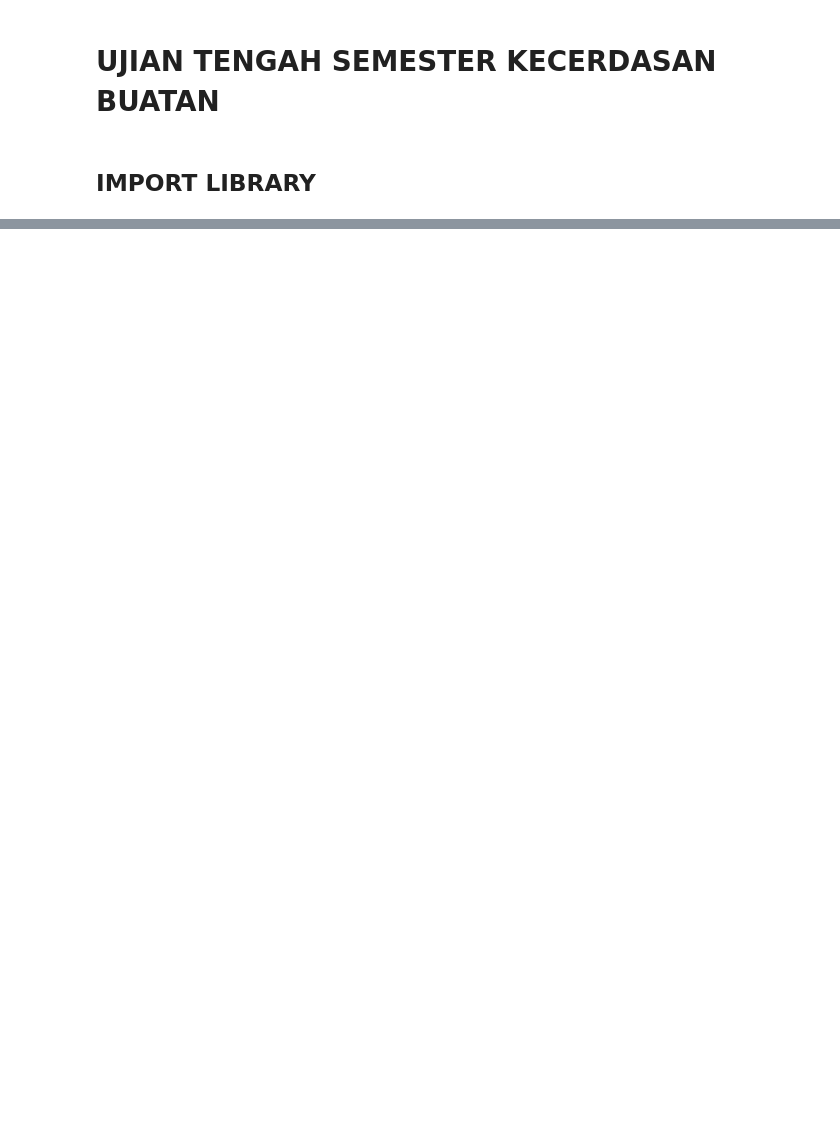
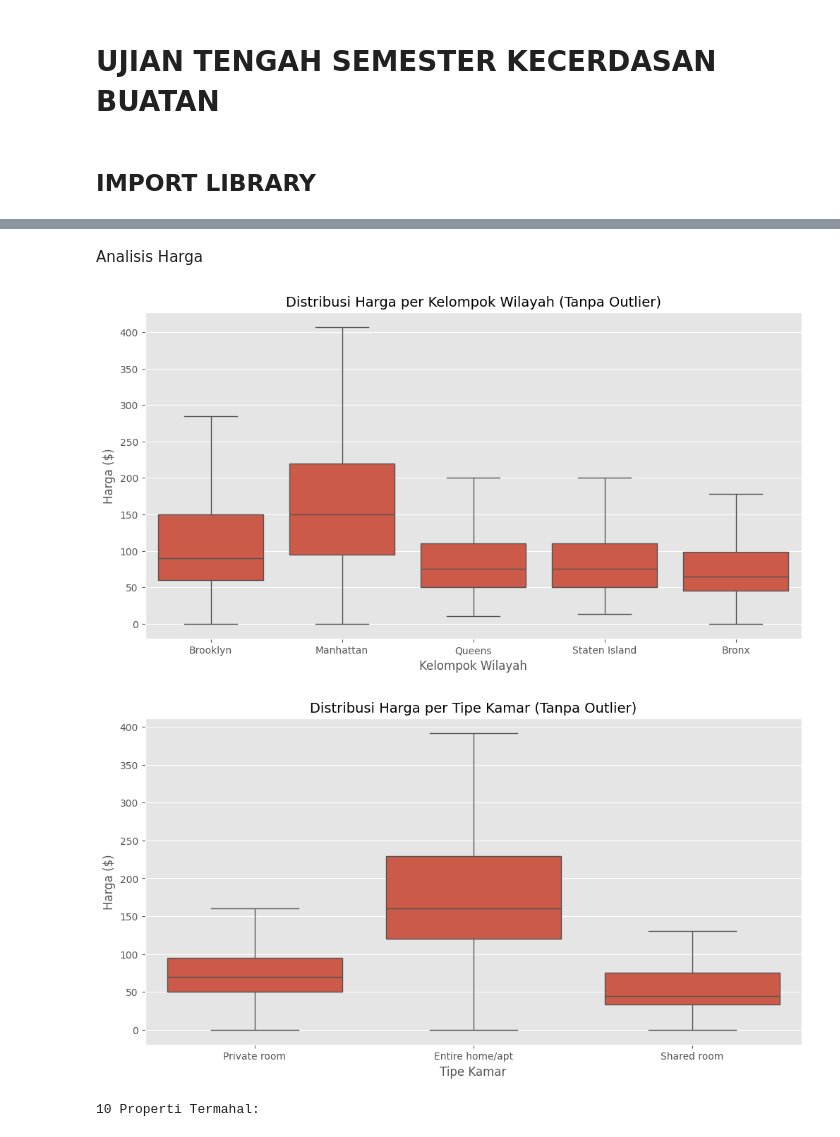
Before and after one commit to Radityaz/2025_AI_TI1B, a Jupyter notebook: RikoAdityaZaki_AI_UTS.ipynb, the cells around one changed output, grey strips where cells are left out. Drawn from its saved outputs; the diff is of its cells as text; code cells hidden in the pictures; blank space fills up the shorter version.

```diff
--- a/RikoAdityaZaki_AI_UTS.ipynb
+++ b/RikoAdityaZaki_AI_UTS.ipynb
@@ -103,16 +26,0 @@ Data Manipulating airbnb.csv
-# %%
-# 4. Data Manipulation
-print("\n=== Data Manipulation ===")
-# Add a new column for price per night (just an example, same as price here)
-df['price_per_night'] = df['price'] / df['minimum_nights']
-print("\nDataFrame with new column:")
-print(df[['name', 'price', 'minimum_nights', 'price_per_night']].head())
-
-# Pivot table - average price by room type and neighborhood group
-pivot_table = pd.pivot_table(df,
-                            values='price',
-                            index='neighbourhood_group',
-                            columns='room_type',
-                            aggfunc='mean')
-print("\nPivot Table:")
-print(pivot_table)
@@ -136,0 +240,26 @@ Staten Island             173.846591     62.292553    57.444444
+# %% [markdown]
+Analisis Harga
+# %%
+plt.figure(figsize=(12, 6))
+sns.boxplot(data=df, x='neighbourhood_group', y='price', showfliers=False)
+plt.title('Distribusi Harga per Kelompok Wilayah (Tanpa Outlier)', fontsize=14)
+plt.xlabel('Kelompok Wilayah', fontsize=12)
+plt.ylabel('Harga ($)', fontsize=12)
+plt.show()
+
+# %%
+# Harga berdasarkan room_type
+plt.figure(figsize=(12, 6))
+sns.boxplot(data=df, x='room_type', y='price', showfliers=False)
+plt.title('Distribusi Harga per Tipe Kamar (Tanpa Outlier)', fontsize=14)
+plt.xlabel('Tipe Kamar', fontsize=12)
+plt.ylabel('Harga ($)', fontsize=12)
+plt.show()
+
+top_expensive = df.sort_values('price', ascending=False).head(10)[['name', 'neighbourhood_group', 'neighbourhood', 'room_type', 'price']]
+print("10 Properti Termahal:")
+display(top_expensive)
+# %% [output]
+[figure, added]
+[figure, added]
+10 Properti Termahal:
```
Also changed, not shown: parts of 35 cells of this notebook.
